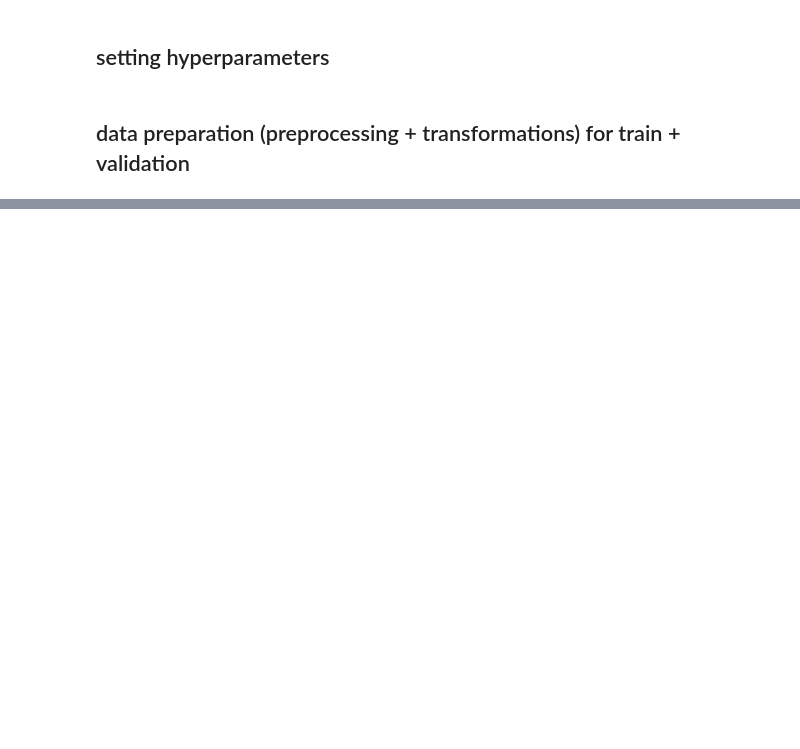
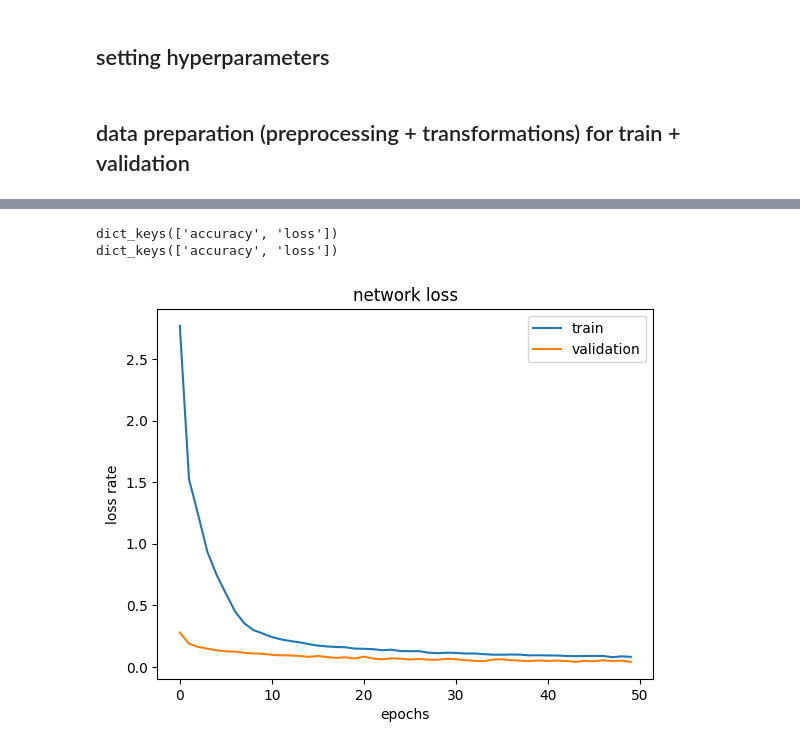
Before and after one commit to zkhan122/MNIST-ANN-Classifier, a Jupyter notebook: MNIST_classifiier.ipynb, the cells around one changed output, grey strips where cells are left out. Saved outputs shown, nothing was run; the diff lists cells and outputs as text; code cells hidden in the pictures; blank space fills up the shorter version.

```diff
--- a/MNIST_classifiier.ipynb
+++ b/MNIST_classifiier.ipynb
@@ -117,0 +119,11 @@ validation_generator = validation_data_generation.flow(
+# %%
+network = keras.Sequential(
+    [
+        tf.keras.layers.InputLayer((28, 28, 1)),
+        tf.keras.layers.Flatten(),
+        tf.keras.layers.Dense(units=25, activation="relu", name="L1"),
+        tf.keras.layers.Dense(units=15, activation="relu", name="L2"),
+        # output layer
+        tf.keras.layers.Dense(units=10, activation="linear", name="L3") # 10 outputs 0-9 hence units=10
+    ]
+)
@@ -117,0 +148,4 @@ validation_generator = validation_data_generation.flow(
+# %%
+network.compile(optimizer=tf.keras.optimizers.Adam(learning_rate=LEARNING_RATE),
+                loss=tf.keras.losses.SparseCategoricalCrossentropy(from_logits=True),
+                metrics=["accuracy"]) # from_logits=True so softmax is called
@@ -117,0 +169,2 @@ validation_generator = validation_data_generation.flow(
+# %%
+train_history = network.fit(x_train, y_train, batch_size=BATCH_SIZE, epochs=EPOCHS)
@@ -117,0 +189,2 @@ validation_generator = validation_data_generation.flow(
+# %%
+validation_history = network.fit(x_val, y_val, batch_size=BATCH_SIZE, epochs=EPOCHS)
@@ -117,0 +209,16 @@ validation_generator = validation_data_generation.flow(
+# %%
+print(train_history.history.keys())
+print(validation_history.history.keys())
+# %% [output]
+dict_keys(['accuracy', 'loss'])
+dict_keys(['accuracy', 'loss'])
+# %%
+plt.plot(train_history.history["loss"])
+plt.plot(validation_history.history["loss"])
+plt.title("network loss")
+plt.ylabel("loss rate")
+plt.xlabel("epochs")
+plt.legend(["train", "validation"], loc="upper right")
+plt.show()
+# %% [output]
+[figure, added]
```
Also changed, not shown: parts of 17 cells of this notebook.
